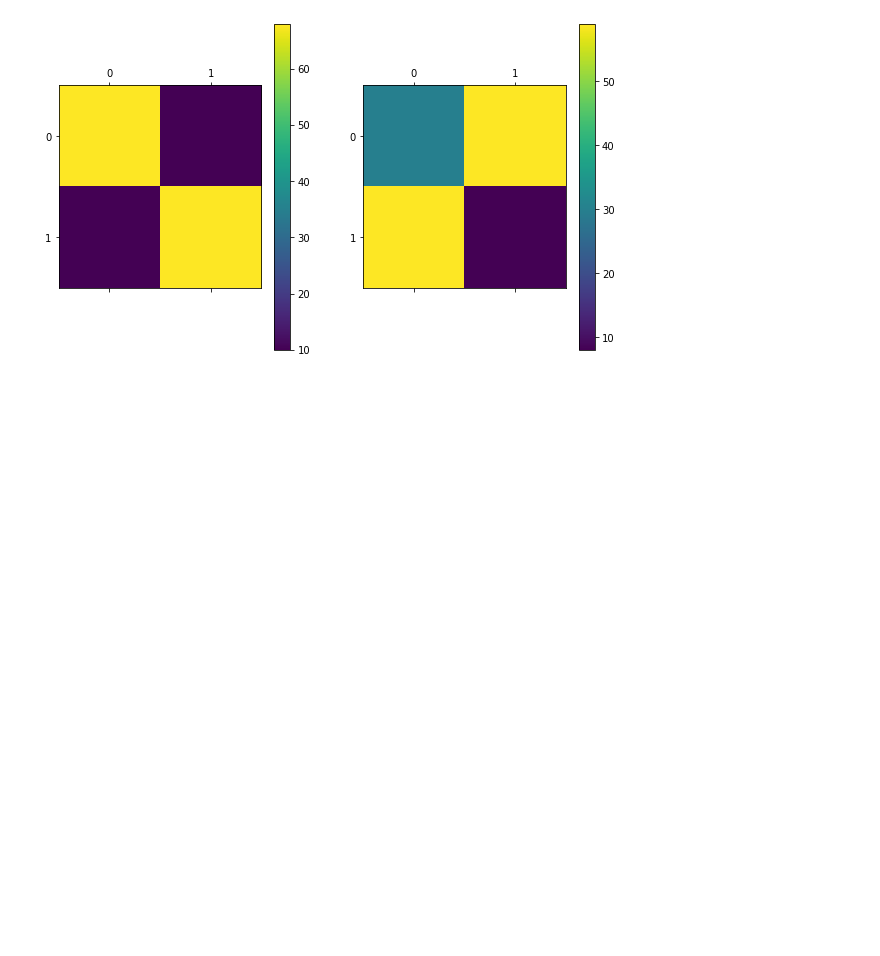
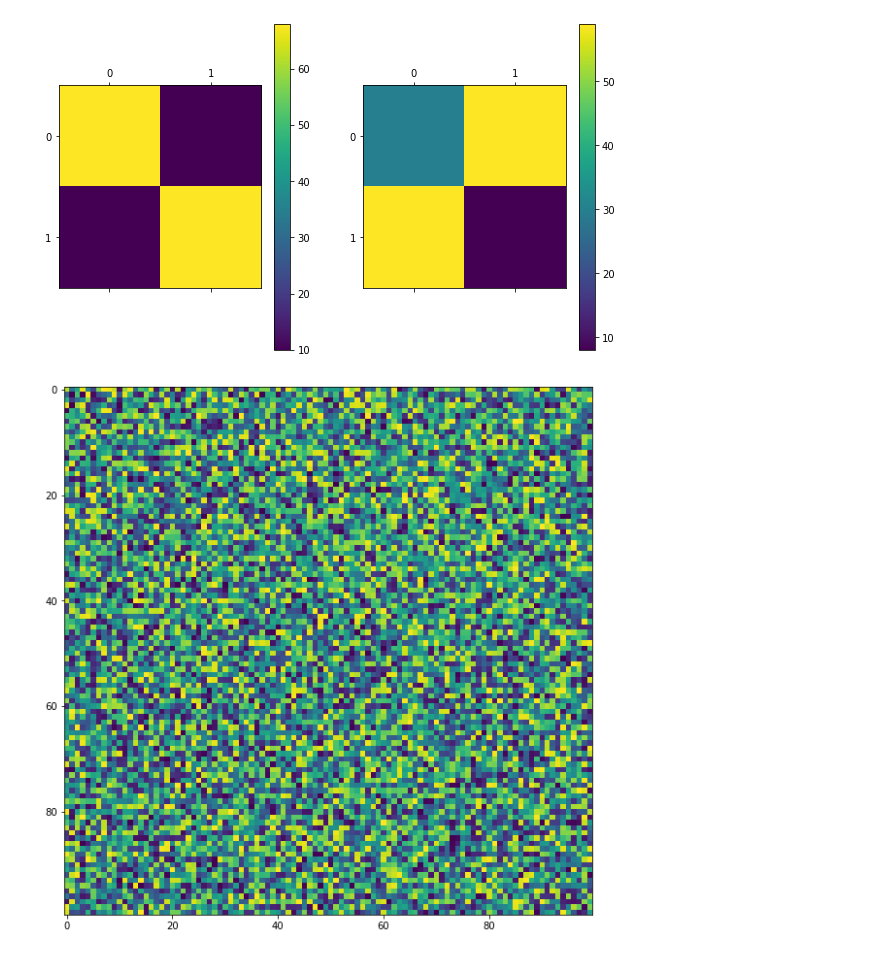
Before and after one commit to JohannesSchulz97/ML-in-climate-science-project, a Jupyter notebook: community_detection/SBM_example.ipynb, the cells around one changed output. Cells and saved outputs as stored; diff of their text form; code cells hidden in the pictures; blank space fills up the shorter version.

```diff
--- a/community_detection/SBM_example.ipynb
+++ b/community_detection/SBM_example.ipynb
@@ -419,0 +424,10 @@ plt.show()
+# %%
+data = np.random.random((100, 100))
+
+fig, ax = plt.subplots(1, 1, figsize=(18, 10))
+
+ax.imshow(data)
+
+plt.show()
+# %% [output]
+[figure, added]
```
Also changed, not shown: parts of 3 cells of this notebook, 23 other files.
